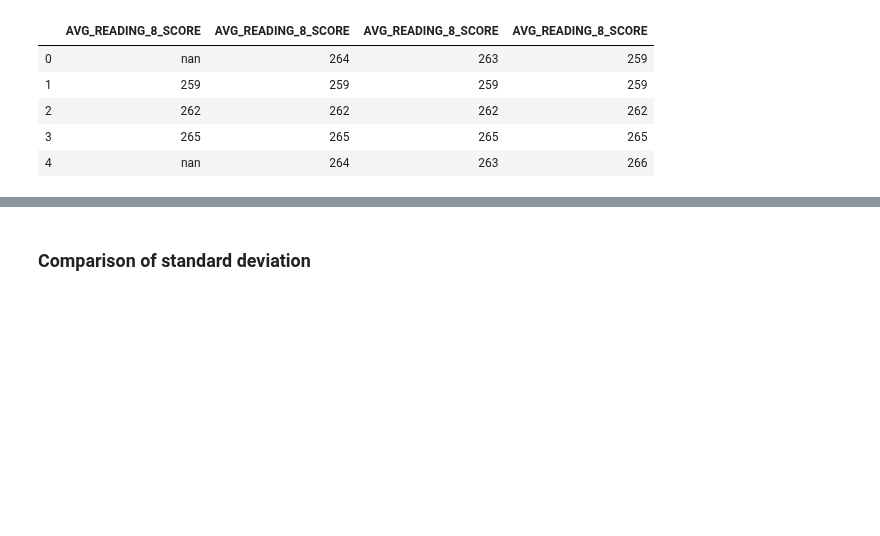
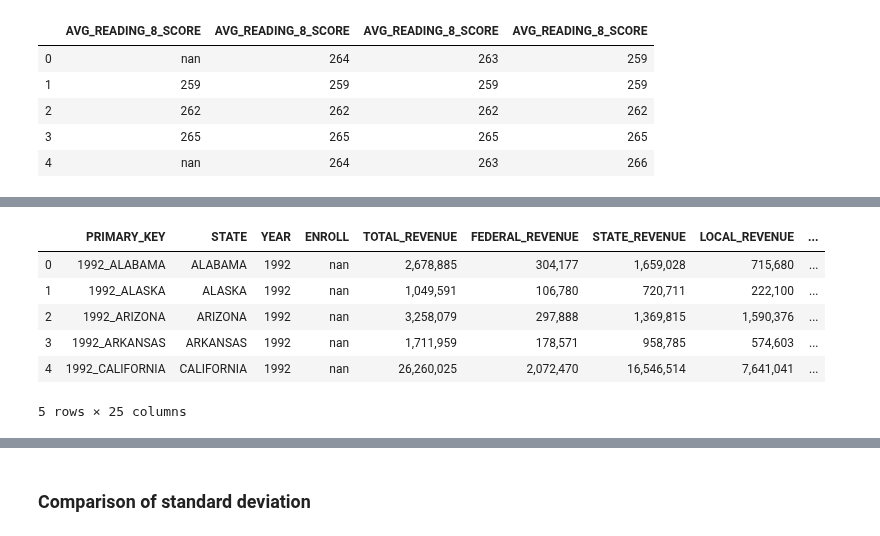
Before and after one commit to mrkjhsn/Thinkful-Exercises, a Jupyter notebook: data_cleaning_2.ipynb, the cells around one changed output, grey strips where cells are left out. Saved outputs shown, nothing was run; the diff lists cells and outputs as text; code cells hidden in the pictures; blank space fills up the shorter version.

```diff
--- a/data_cleaning_2.ipynb
+++ b/data_cleaning_2.ipynb
@@ -577,0 +561,10 @@ plt.show()
+# %%
+education_df.head()
+# %% [output]
+|  | PRIMARY_KEY | STATE | YEAR | ENROLL | TOTAL_REVENUE | FEDERAL_REVENUE | STATE_REVENUE | LOCAL_REVENUE | ... |
+| 0 | 1992_ALABAMA | ALABAMA | 1992 | nan | 2,678,885 | 304,177 | 1,659,028 | 715,680 | ... |
+| 1 | 1992_ALASKA | ALASKA | 1992 | nan | 1,049,591 | 106,780 | 720,711 | 222,100 | ... |
+| 2 | 1992_ARIZONA | ARIZONA | 1992 | nan | 3,258,079 | 297,888 | 1,369,815 | 1,590,376 | ... |
+| 3 | 1992_ARKANSAS | ARKANSAS | 1992 | nan | 1,711,959 | 178,571 | 958,785 | 574,603 | ... |
+| 4 | 1992_CALIFORNIA | CALIFORNIA | 1992 | nan | 26,260,025 | 2,072,470 | 16,546,514 | 7,641,041 | ... |
+5 rows × 25 columns
```
Also changed, not shown: parts of 8 cells of this notebook.
